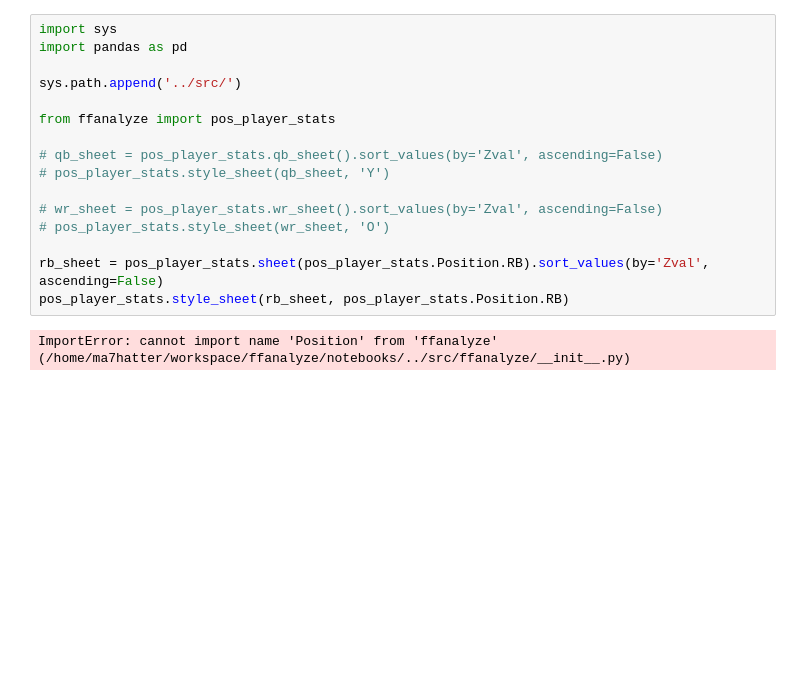
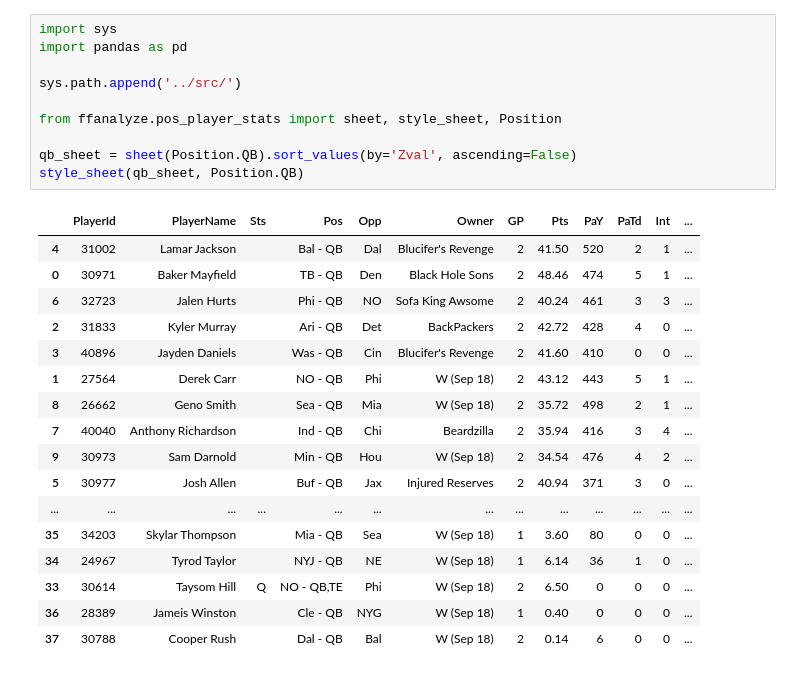
Before and after one commit to mattaschmann/ffanalyze, a Jupyter notebook: notebooks/ffstats.ipynb, the cells around one changed output. Cells and saved outputs as stored; diff of their text form; blank space fills up the shorter version.

```diff
--- a/notebooks/ffstats.ipynb
+++ b/notebooks/ffstats.ipynb
@@ -1,18 +1,28 @@
 # %%
 import sys
 import pandas as pd
 
 sys.path.append('../src/')
 
-from ffanalyze import pos_player_stats
+from ffanalyze.pos_player_stats import sheet, style_sheet, Position
 
-# qb_sheet = pos_player_stats.qb_sheet().sort_values(by='Zval', ascending=False)
-# pos_player_stats.style_sheet(qb_sheet, 'Y')
-
-# wr_sheet = pos_player_stats.wr_sheet().sort_values(by='Zval', ascending=False)
-# pos_player_stats.style_sheet(wr_sheet, 'O')
-
-rb_sheet = pos_player_stats.sheet(pos_player_stats.Position.RB).sort_values(by='Zval', ascending=False)
-pos_player_stats.style_sheet(rb_sheet, pos_player_stats.Position.RB)
+qb_sheet = sheet(Position.QB).sort_values(by='Zval', ascending=False)
+style_sheet(qb_sheet, Position.QB)
 # %% [output]
-ImportError: cannot import name 'Position' from 'ffanalyze' (/home/ma7hatter/workspace/ffanalyze/notebooks/../src/ffanalyze/__init__.py)
+|  | PlayerId | PlayerName | Sts | Pos | Opp | Owner | GP | Pts | PaY | PaTd | Int | ... |
+| 4 | 31002 | Lamar Jackson |  | Bal - QB | Dal | Blucifer's Revenge | 2 | 41.50 | 520 | 2 | 1 | ... |
+| 0 | 30971 | Baker Mayfield |  | TB - QB | Den | Black Hole Sons | 2 | 48.46 | 474 | 5 | 1 | ... |
+| 6 | 32723 | Jalen Hurts |  | Phi - QB | NO | Sofa King Awsome | 2 | 40.24 | 461 | 3 | 3 | ... |
+| 2 | 31833 | Kyler Murray |  | Ari - QB | Det | BackPackers | 2 | 42.72 | 428 | 4 | 0 | ... |
+| 3 | 40896 | Jayden Daniels |  | Was - QB | Cin | Blucifer's Revenge | 2 | 41.60 | 410 | 0 | 0 | ... |
+| 1 | 27564 | Derek Carr |  | NO - QB | Phi | W (Sep 18) | 2 | 43.12 | 443 | 5 | 1 | ... |
+| 8 | 26662 | Geno Smith |  | Sea - QB | Mia | W (Sep 18) | 2 | 35.72 | 498 | 2 | 1 | ... |
+| 7 | 40040 | Anthony Richardson |  | Ind - QB | Chi | Beardzilla | 2 | 35.94 | 416 | 3 | 4 | ... |
+| 9 | 30973 | Sam Darnold |  | Min - QB | Hou | W (Sep 18) | 2 | 34.54 | 476 | 4 | 2 | ... |
+| 5 | 30977 | Josh Allen |  | Buf - QB | Jax | Injured Reserves | 2 | 40.94 | 371 | 3 | 0 | ... |
+| ... | ... | ... | ... | ... | ... | ... | ... | ... | ... | ... | ... | ... |
+| 35 | 34203 | Skylar Thompson |  | Mia - QB | Sea | W (Sep 18) | 1 | 3.60 | 80 | 0 | 0 | ... |
+| 34 | 24967 | Tyrod Taylor |  | NYJ - QB | NE | W (Sep 18) | 1 | 6.14 | 36 | 1 | 0 | ... |
+| 33 | 30614 | Taysom Hill | Q | NO - QB,TE | Phi | W (Sep 18) | 2 | 6.50 | 0 | 0 | 0 | ... |
+| 36 | 28389 | Jameis Winston |  | Cle - QB | NYG | W (Sep 18) | 1 | 0.40 | 0 | 0 | 0 | ... |
+| 37 | 30788 | Cooper Rush |  | Dal - QB | Bal | W (Sep 18) | 2 | 0.14 | 6 | 0 | 0 | ... |
```
Also changed, not shown: parts of 3 cells of this notebook, 1 other file.
